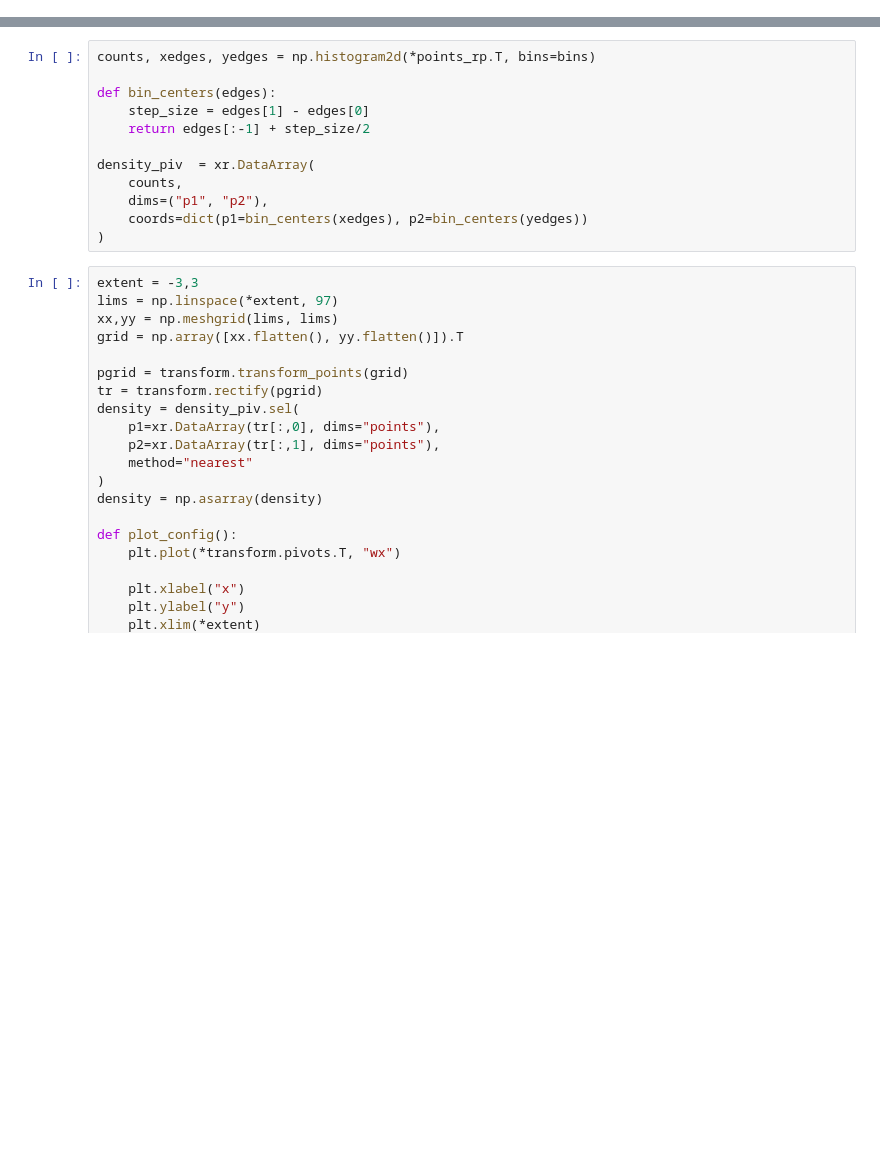
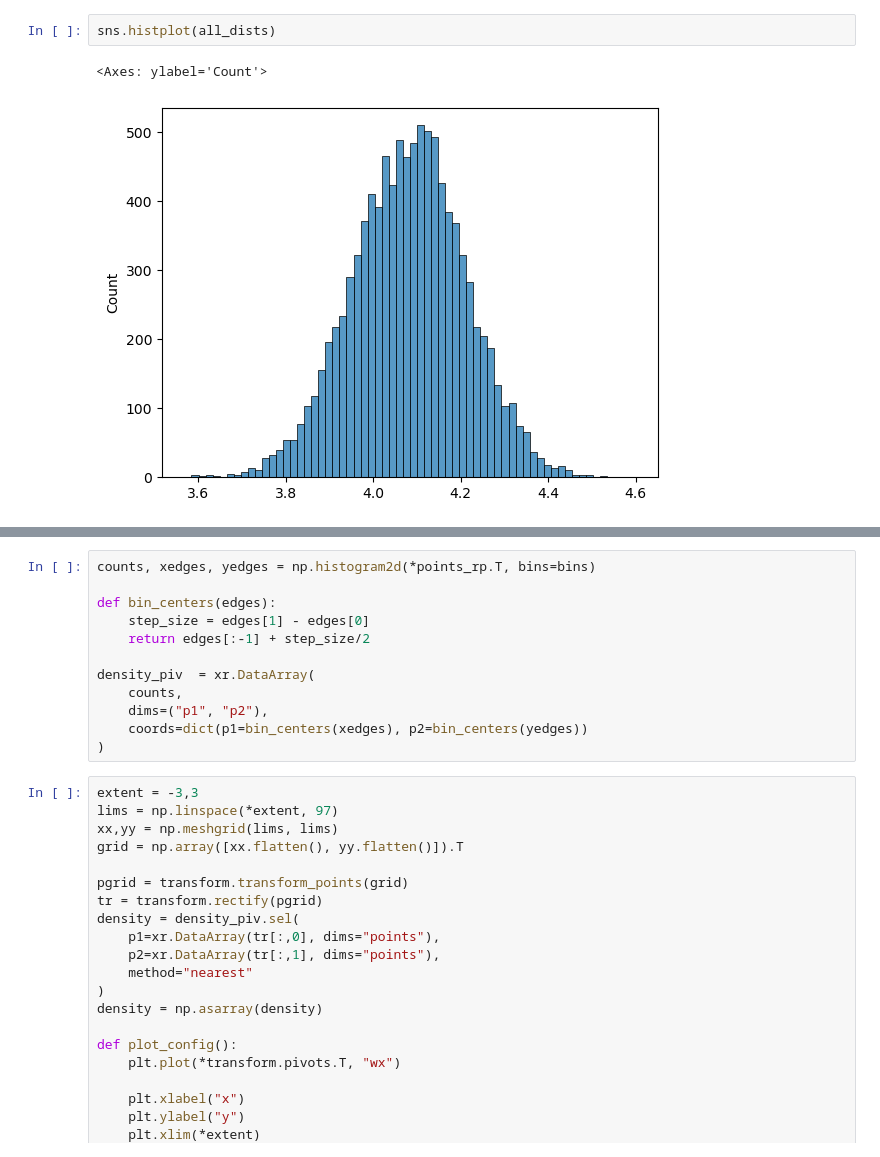
Before and after one commit to DimensionalScoop/metric_spaces, a Jupyter notebook: exploration/density-grid.ipynb, the cells around one changed output, grey strips where cells are left out. Saved outputs shown, nothing was run; the diff lists cells and outputs as text; blank space fills up the shorter version.

```diff
--- a/exploration/density-grid.ipynb
+++ b/exploration/density-grid.ipynb
@@ -48,0 +104,5 @@ points = fill_circle(2, 1000)
+# %%
+sns.histplot(all_dists)
+# %% [output]
+<Axes: ylabel='Count'>
+[figure, added]
```
Also changed, not shown: parts of 21 cells of this notebook, 2 other files.
